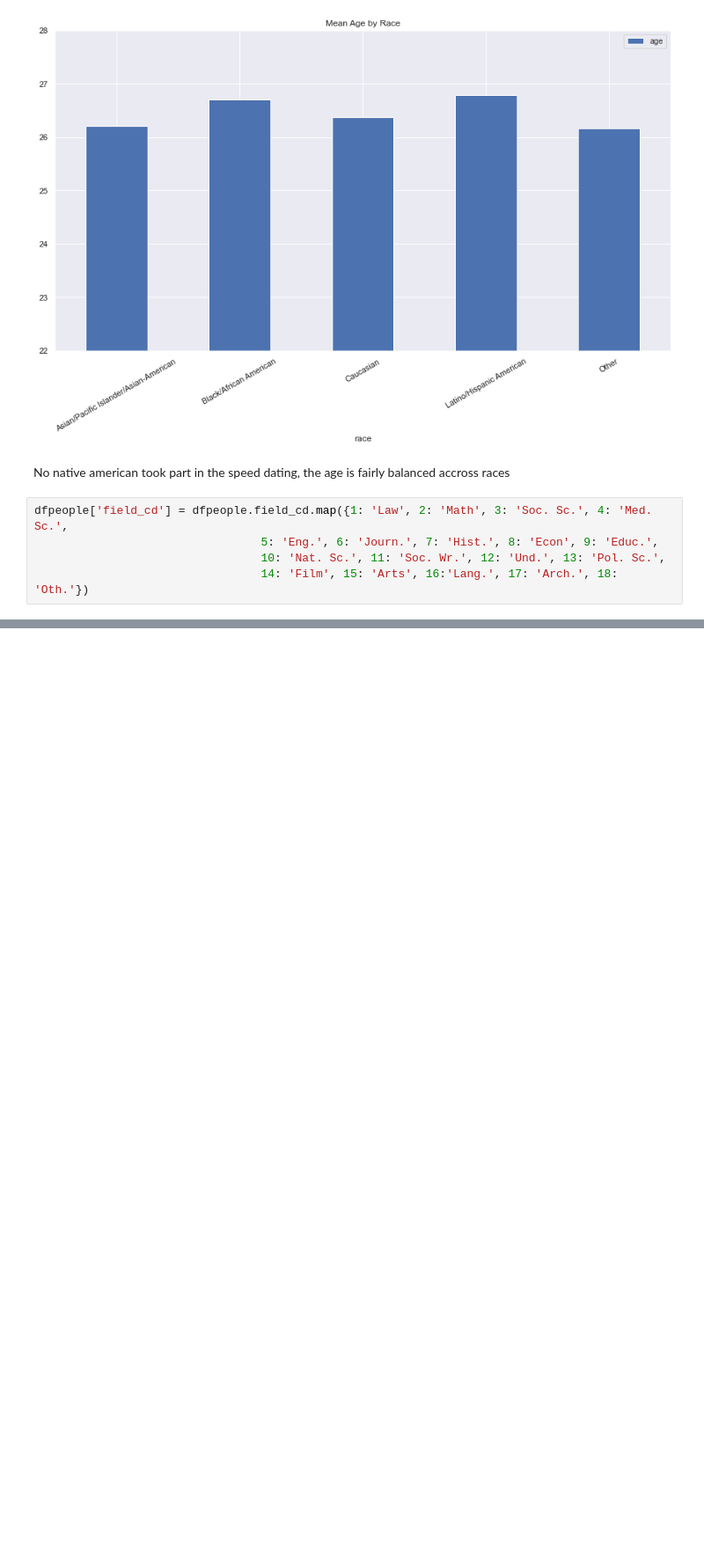
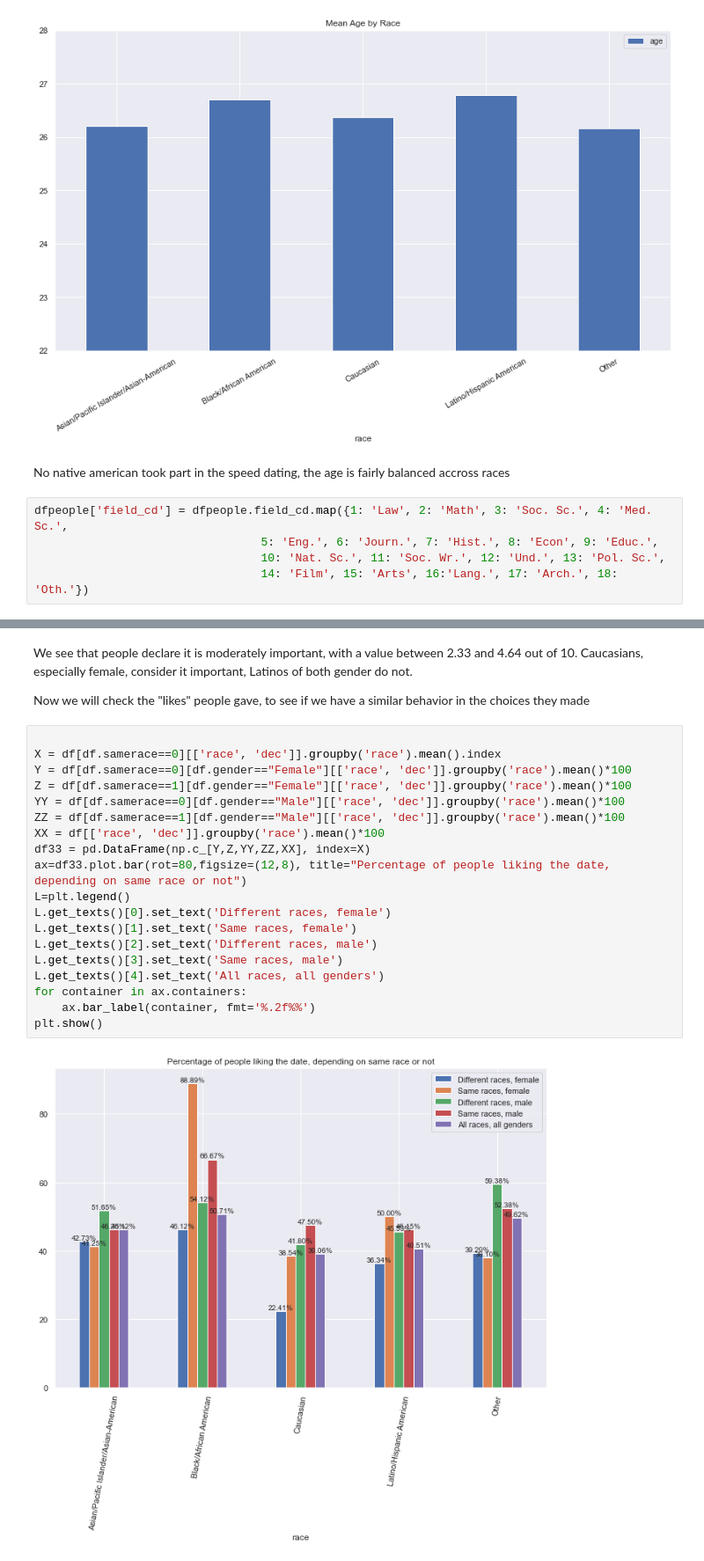
Before and after one commit to NicolasTFR/speeddating, a Jupyter notebook: speeddating.ipynb, the cells around one changed output, grey strips where cells are left out. Shown: that part at 88% size. Drawn from its saved outputs; the diff is of its cells as text; blank space fills up the shorter version.

```diff
--- a/speeddating.ipynb
+++ b/speeddating.ipynb
@@ -260,0 +286,25 @@ We see that a lot of people study economics and natural sciences
+# %% [markdown]
+We see that people declare it is moderately important, with a value between 2.33 and 4.64 out of 10. Caucasians, especially female, consider it important, Latinos of both gender do not.
+
+Now we will check the "likes" people gave, to see if we have a similar behavior in the choices they made
+# %%
+
+X = df[df.samerace==0][['race', 'dec']].groupby('race').mean().index
+Y = df[df.samerace==0][df.gender=="Female"][['race', 'dec']].groupby('race').mean()*100
+Z = df[df.samerace==1][df.gender=="Female"][['race', 'dec']].groupby('race').mean()*100
+YY = df[df.samerace==0][df.gender=="Male"][['race', 'dec']].groupby('race').mean()*100
+ZZ = df[df.samerace==1][df.gender=="Male"][['race', 'dec']].groupby('race').mean()*100
+XX = df[['race', 'dec']].groupby('race').mean()*100
+df33 = pd.DataFrame(np.c_[Y,Z,YY,ZZ,XX], index=X)
+ax=df33.plot.bar(rot=80,figsize=(12,8), title="Percentage of people liking the date, depending on same race or not")
+L=plt.legend()
+L.get_texts()[0].set_text('Different races, female')
+L.get_texts()[1].set_text('Same races, female')
+L.get_texts()[2].set_text('Different races, male')
+L.get_texts()[3].set_text('Same races, male')
+L.get_texts()[4].set_text('All races, all genders')
+for container in ax.containers:
+    ax.bar_label(container, fmt='%.2f%%')
+plt.show()
+# %% [output]
+[figure, added]
```
Also changed, not shown: parts of 9 cells of this notebook.
